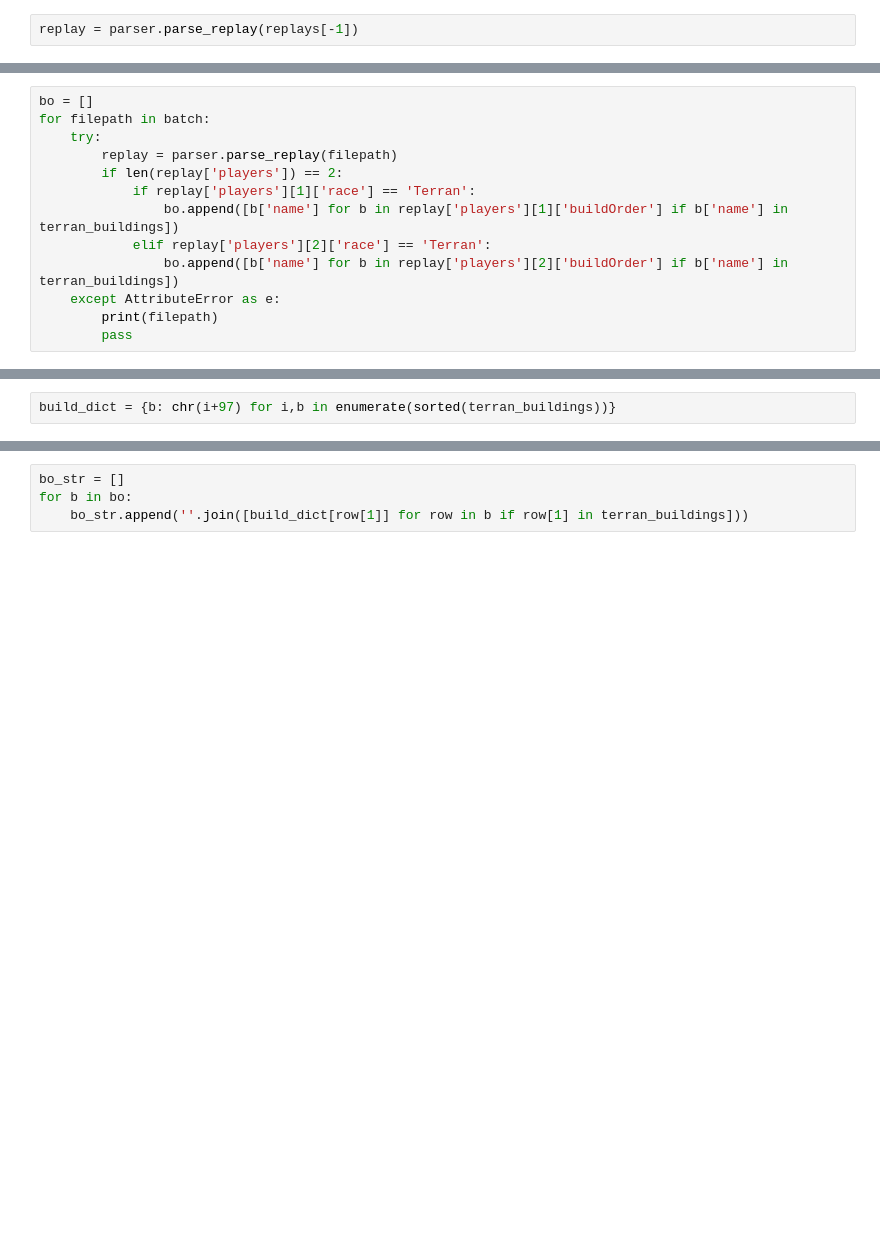
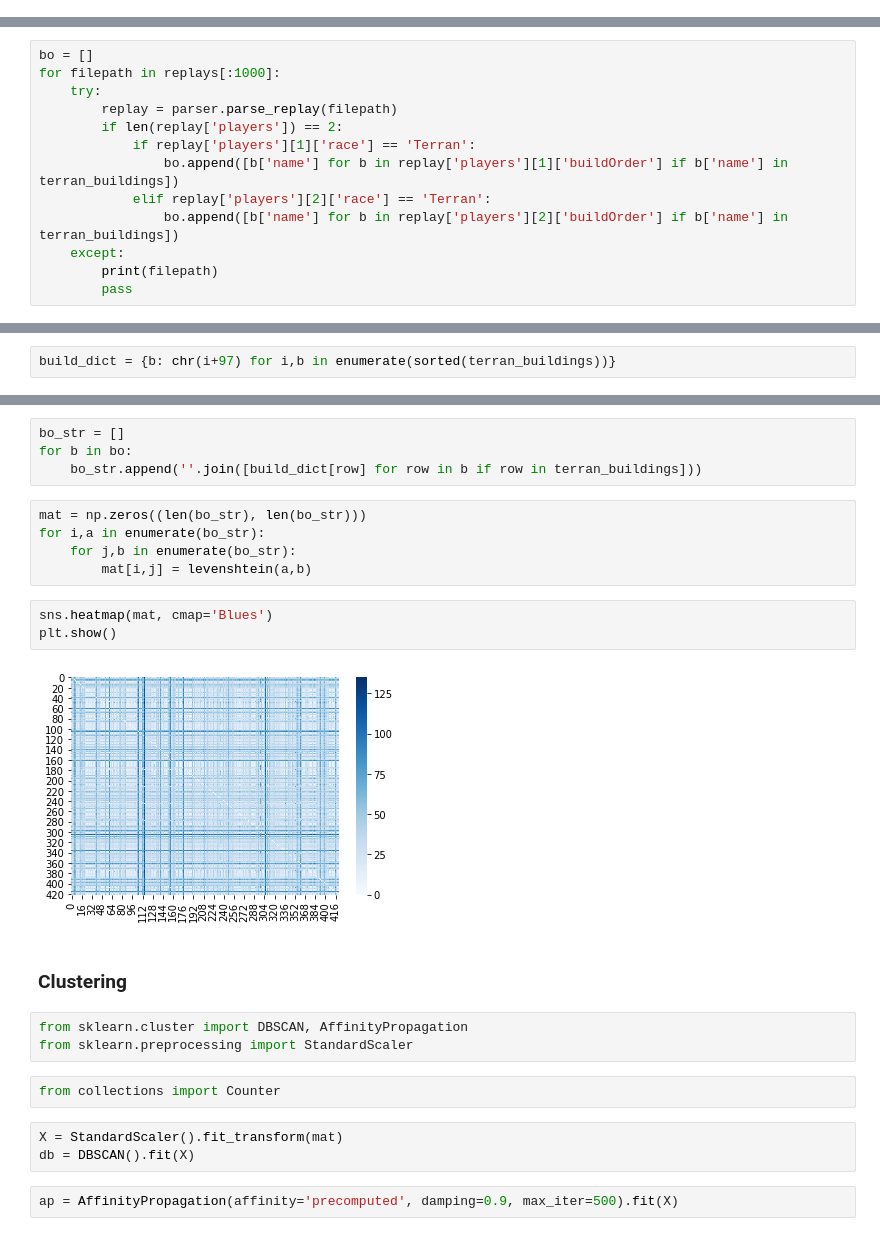
Before and after one commit to Sandy4321/sc2_ml, a Jupyter notebook: notebooks/[14]_use_spawningtool.ipynb, the cells around one changed output, grey strips where cells are left out. Cells and saved outputs as stored; diff of their text form; blank space fills up the shorter version.

Commit message:
analyse counters

```diff
--- a/notebooks/[14]_use_spawningtool.ipynb
+++ b/notebooks/[14]_use_spawningtool.ipynb
@@ -7,5 +16,3 @@ replays = glob('/home/michael/StarCraftII/Replays/local/*')
 from building import zerg_buildings, protoss_buildings, terran_buildings
 # %%
 from spawningtool import parser
-# %%
-replay = parser.parse_replay(replays[-1])
@@ -62,6 +19,6 @@ len(batch)
 # %%
 bo = []
-for filepath in batch:
+for filepath in replays[:1000]:
     try:
         replay = parser.parse_replay(filepath)
         if len(replay['players']) == 2:
@@ -69,7 +26,7 @@ for filepath in batch:
                 bo.append([b['name'] for b in replay['players'][1]['buildOrder'] if b['name'] in terran_buildings])
             elif replay['players'][2]['race'] == 'Terran':
                 bo.append([b['name'] for b in replay['players'][2]['buildOrder'] if b['name'] in terran_buildings])
-    except AttributeError as e:
+    except:
         print(filepath)
         pass
 # %% [output]
@@ -83,4 +69,26 @@ build_dict = {b: chr(i+97) for i,b in enumerate(sorted(terran_buildings))}
 # %%
 bo_str = []
 for b in bo:
-    bo_str.append(''.join([build_dict[row[1]] for row in b if row[1] in terran_buildings]))
+    bo_str.append(''.join([build_dict[row] for row in b if row in terran_buildings]))
+# %%
+mat = np.zeros((len(bo_str), len(bo_str)))
+for i,a in enumerate(bo_str):
+    for j,b in enumerate(bo_str):
+        mat[i,j] = levenshtein(a,b)
+# %%
+sns.heatmap(mat, cmap='Blues')
+plt.show()
+# %% [output]
+[figure, added]
+# %% [markdown]
+### Clustering
+# %%
+from sklearn.cluster import DBSCAN, AffinityPropagation
+from sklearn.preprocessing import StandardScaler
+# %%
+from collections import Counter
+# %%
+X = StandardScaler().fit_transform(mat)
+db = DBSCAN().fit(X)
+# %%
+ap = AffinityPropagation(affinity='precomputed', damping=0.9, max_iter=500).fit(X)
```
Also changed, not shown: parts of 51 cells of this notebook, 5 other files.
